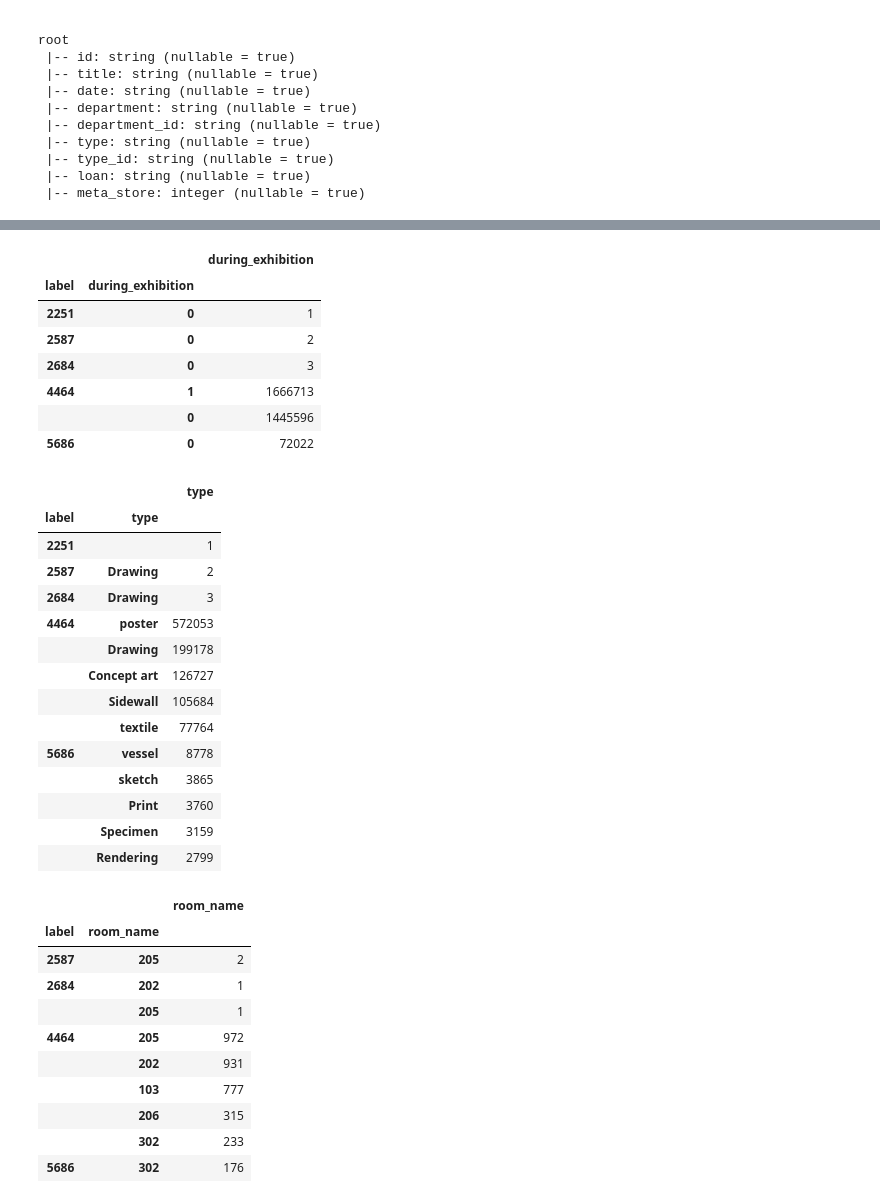
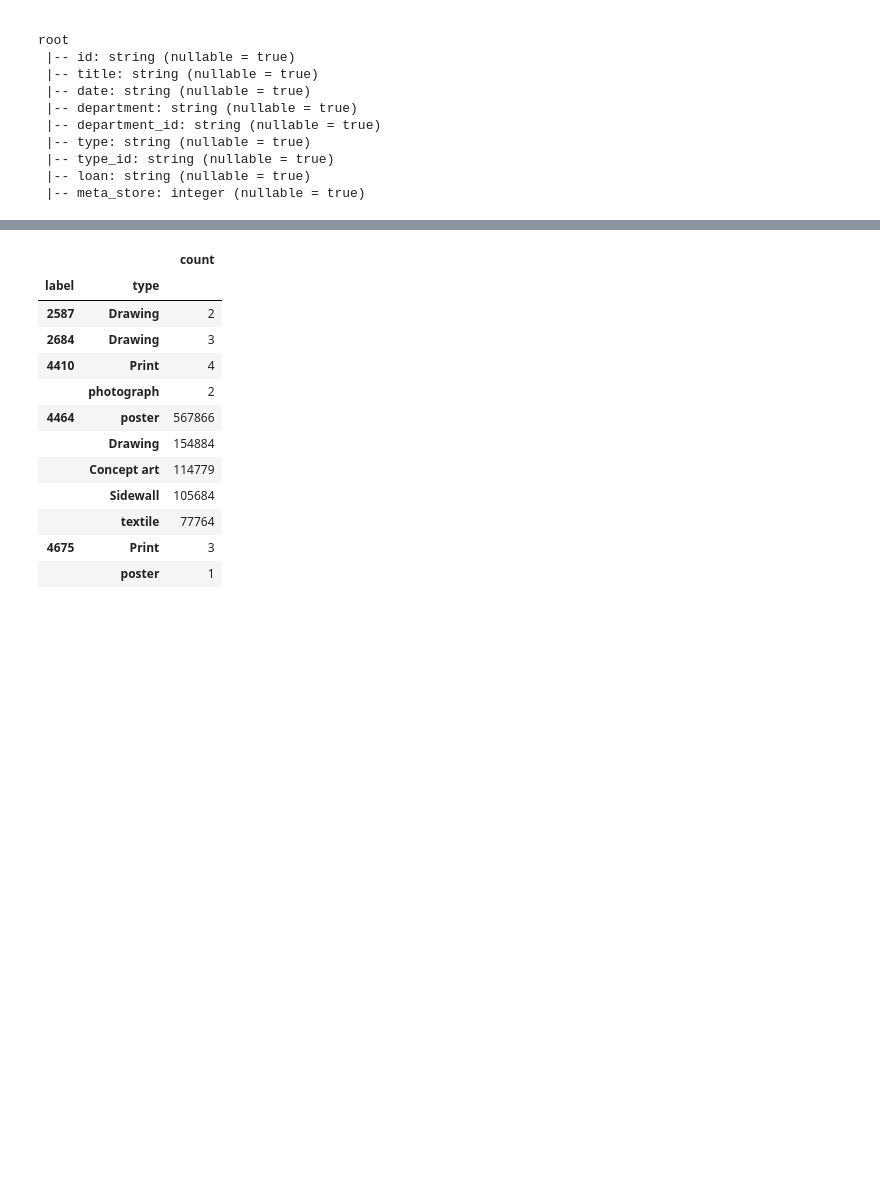
Before and after one commit to akamlani/cooperhewitt, a Jupyter notebook: src/notebooks/graphs.ipynb, the cells around one changed output, grey strips where cells are left out. Cells and saved outputs as stored; diff of their text form; code cells hidden in the pictures; blank space fills up the shorter version.

```diff
--- a/src/notebooks/graphs.ipynb
+++ b/src/notebooks/graphs.ipynb
@@ -120,45 +120,23 @@ maj_clusters, clusters_meta = cfgu.evaluate_communities(communities, meta.df_obj
 sgf.subset_majority_clusters(maj_clusters)
 # %%
 ### explore clusters
-#['exhibitions', 'afterclosing', 'depts', 'loanstate', 'rooms', 'types']
-display(clusters_meta['exhibitions'])
-display(clusters_meta['types'])
-display(clusters_meta['rooms'])
+# types of queries: ['exhibitions', 'afterclosing', 'depts', 'loanstate', 'rooms', 'types']
+query = 'types'
+display(clusters_meta[query])
 # %% [output]
-|  |  | during_exhibition |
-| label | during_exhibition |  |
-| 2251 | 0 | 1 |
-| 2587 | 0 | 2 |
-| 2684 | 0 | 3 |
-| 4464 | 1 | 1666713 |
-|  | 0 | 1445596 |
-| 5686 | 0 | 72022 |
+|  |  | count |
+| label | type |  |
+| 2587 | Drawing | 2 |
+| 2684 | Drawing | 3 |
+| 4410 | Print | 4 |
+|  | photograph | 2 |
+| 4464 | poster | 567866 |
+|  | Drawing | 154884 |
+|  | Concept art | 114779 |
+|  | Sidewall | 105684 |
+|  | textile | 77764 |
+| 4675 | Print | 3 |
+|  | poster | 1 |
-|  |  | type |
-| label | type |  |
-| 2251 |  | 1 |
-| 2587 | Drawing | 2 |
-| 2684 | Drawing | 3 |
-| 4464 | poster | 572053 |
-|  | Drawing | 199178 |
-|  | Concept art | 126727 |
-|  | Sidewall | 105684 |
-|  | textile | 77764 |
-| 5686 | vessel | 8778 |
-|  | sketch | 3865 |
-|  | Print | 3760 |
-|  | Specimen | 3159 |
-|  | Rendering | 2799 |
-|  |  | room_name |
-| label | room_name |  |
-| 2587 | 205 | 2 |
-| 2684 | 202 | 1 |
-|  | 205 | 1 |
-| 4464 | 205 | 972 |
-|  | 202 | 931 |
-|  | 103 | 777 |
-|  | 206 | 315 |
-|  | 302 | 233 |
-| 5686 | 302 | 176 |
 # %%
 ### exploration from artworks associated to rooms via count
 df_associate_rooms = meta.debug_topk_room_types()
```
Also changed, not shown: parts of 4 cells of this notebook, 3 other files.
